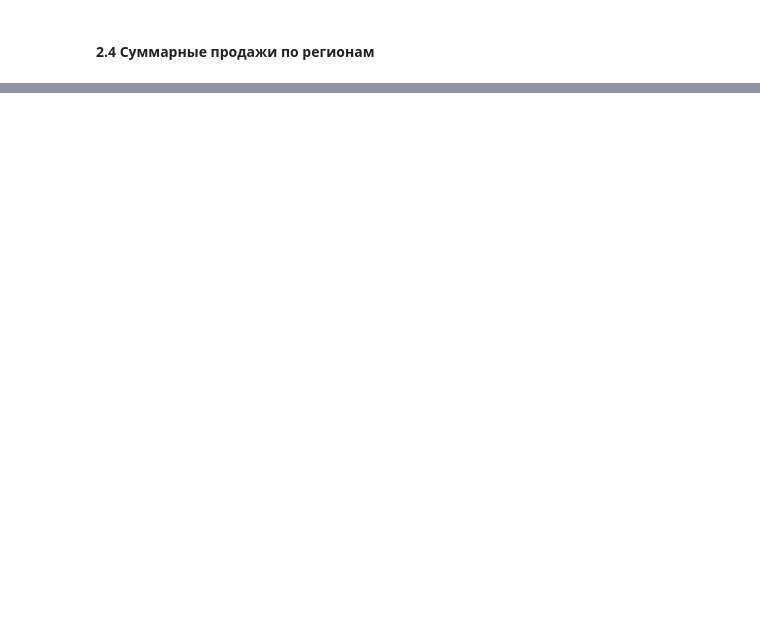
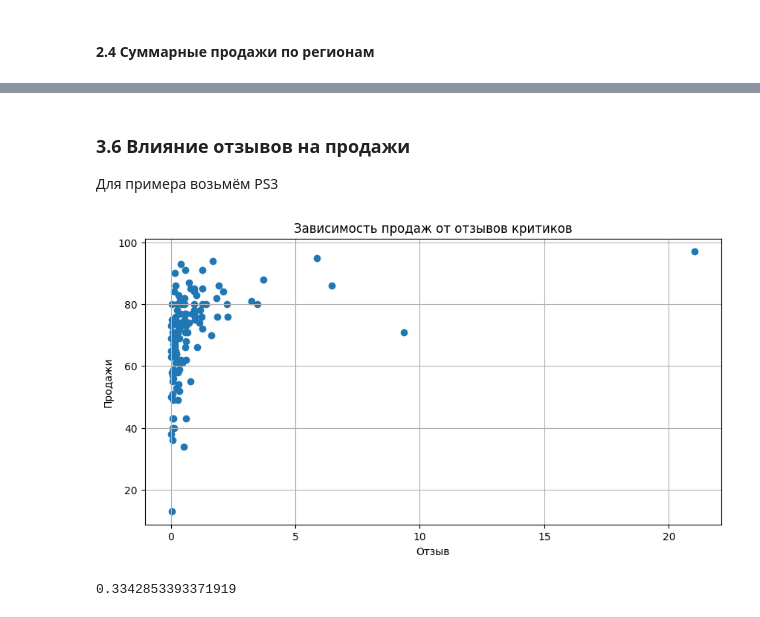
Before and after one commit to eugenii/data_sciencse, a Jupyter notebook: sprint_09_Сборный_проект_1/sbornii_1.ipynb, the cells around one changed output, grey strips where cells are left out. Cells and saved outputs as stored; diff of their text form; code cells hidden in the pictures; blank space fills up the shorter version.

```diff
--- a/sprint_09_Сборный_проект_1/sbornii_1.ipynb
+++ b/sprint_09_Сборный_проект_1/sbornii_1.ipynb
@@ -212,0 +389,5 @@ display(total_sales_df)
+# %%
+# Отсекаю в новый dataFrame актуальные года
+display(data.sort_values('year_of_release'))  # чтобы посмотреть как вышло..
+data_actual_years = data[data['year_of_release'] > 2012]
+display(data_actual_years.sort_values('year_of_release'))
@@ -212,0 +469,21 @@ display(total_sales_df)
+# %% [markdown]
+### 3.6 Влияние отзывов на продажи
+Для примера возьмём PS3
+# %%
+# ...
+
+data_ps3 = data_actual_years[data_actual_years['platform'] == 'PS3']
+# data_ps3.describe()
+# %%
+# Строим график зависимости sales от year
+plt.figure(figsize=(10, 5))
+plt.scatter(x=data_ps3['total_sales'], y=data_ps3['critic_score'], marker='o')
+plt.title('Зависимость продаж от отзывов критиков')
+plt.xlabel('Отзыв')
+plt.ylabel('Продажи')
+plt.grid()
+plt.show()
+print(data_ps3['critic_score'].corr(data_ps3['total_sales']))
+# %% [output]
+[figure, added]
+0.3342853393371919
```
Also changed, not shown: parts of 33 cells of this notebook.
